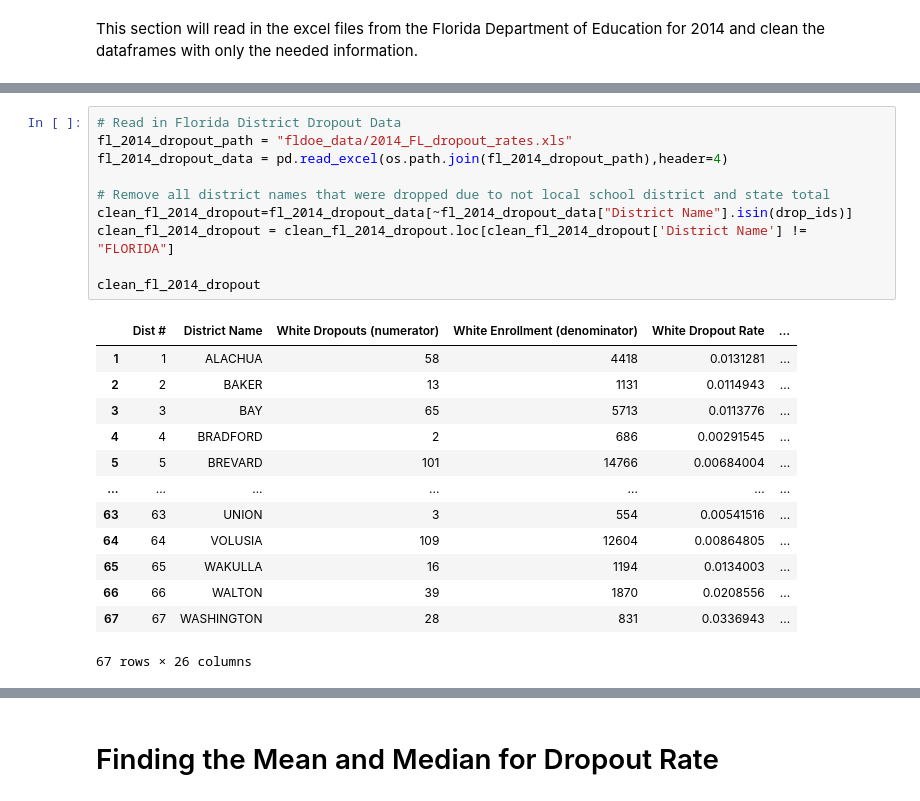
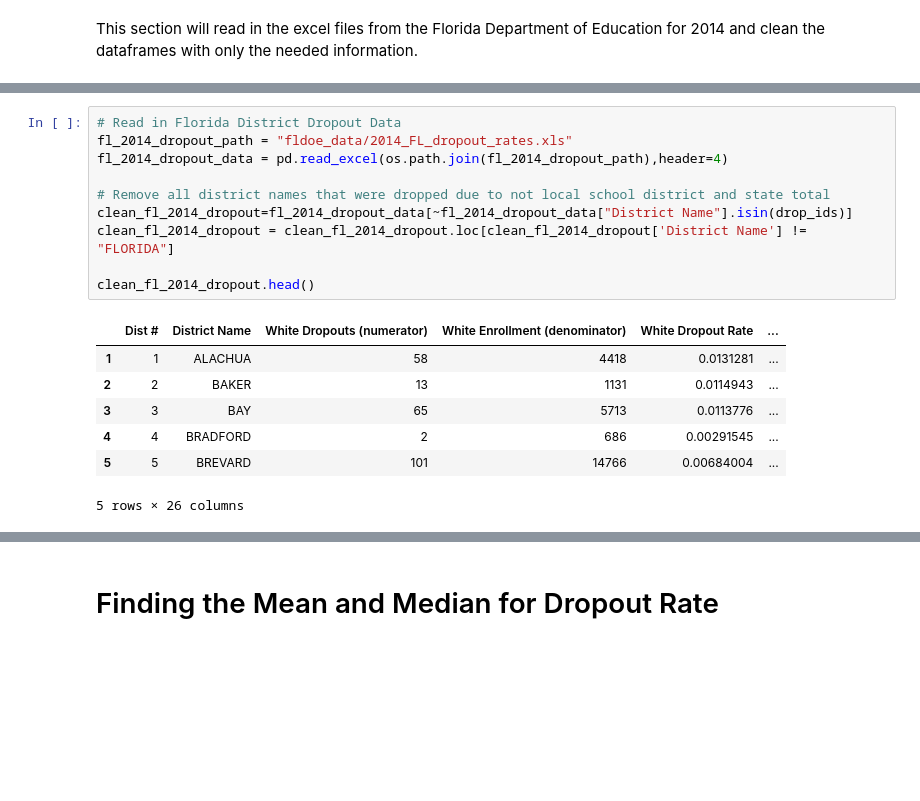
Before and after one commit to jjwilliams11/project1, a Jupyter notebook: Education_Dropout/FL_Education_Dropout_JJ.ipynb, the cells around one changed output, grey strips where cells are left out. Cells and saved outputs as stored; diff of their text form; blank space fills up the shorter version.

```diff
--- a/Education_Dropout/FL_Education_Dropout_JJ.ipynb
+++ b/Education_Dropout/FL_Education_Dropout_JJ.ipynb
@@ -266,25 +254,19 @@ clean_fl_2014_21absents
 # %%
 # Read in Florida District Dropout Data
 fl_2014_dropout_path = "fldoe_data/2014_FL_dropout_rates.xls"
 fl_2014_dropout_data = pd.read_excel(os.path.join(fl_2014_dropout_path),header=4)
 
 # Remove all district names that were dropped due to not local school district and state total
 clean_fl_2014_dropout=fl_2014_dropout_data[~fl_2014_dropout_data["District Name"].isin(drop_ids)]
 clean_fl_2014_dropout = clean_fl_2014_dropout.loc[clean_fl_2014_dropout['District Name'] != "FLORIDA"]
 
-clean_fl_2014_dropout
+clean_fl_2014_dropout.head()
 # %% [output]
 |  | Dist # | District Name | White Dropouts (numerator) | White Enrollment (denominator) | White Dropout Rate | ... |
 | 1 | 1 | ALACHUA | 58 | 4418 | 0.0131281 | ... |
 | 2 | 2 | BAKER | 13 | 1131 | 0.0114943 | ... |
 | 3 | 3 | BAY | 65 | 5713 | 0.0113776 | ... |
 | 4 | 4 | BRADFORD | 2 | 686 | 0.00291545 | ... |
 | 5 | 5 | BREVARD | 101 | 14766 | 0.00684004 | ... |
-| ... | ... | ... | ... | ... | ... | ... |
-| 63 | 63 | UNION | 3 | 554 | 0.00541516 | ... |
-| 64 | 64 | VOLUSIA | 109 | 12604 | 0.00864805 | ... |
-| 65 | 65 | WAKULLA | 16 | 1194 | 0.0134003 | ... |
-| 66 | 66 | WALTON | 39 | 1870 | 0.0208556 | ... |
-| 67 | 67 | WASHINGTON | 28 | 831 | 0.0336943 | ... |
-67 rows × 26 columns
+5 rows × 26 columns
 # %%
```
Also changed, not shown: parts of 27 cells of this notebook.
